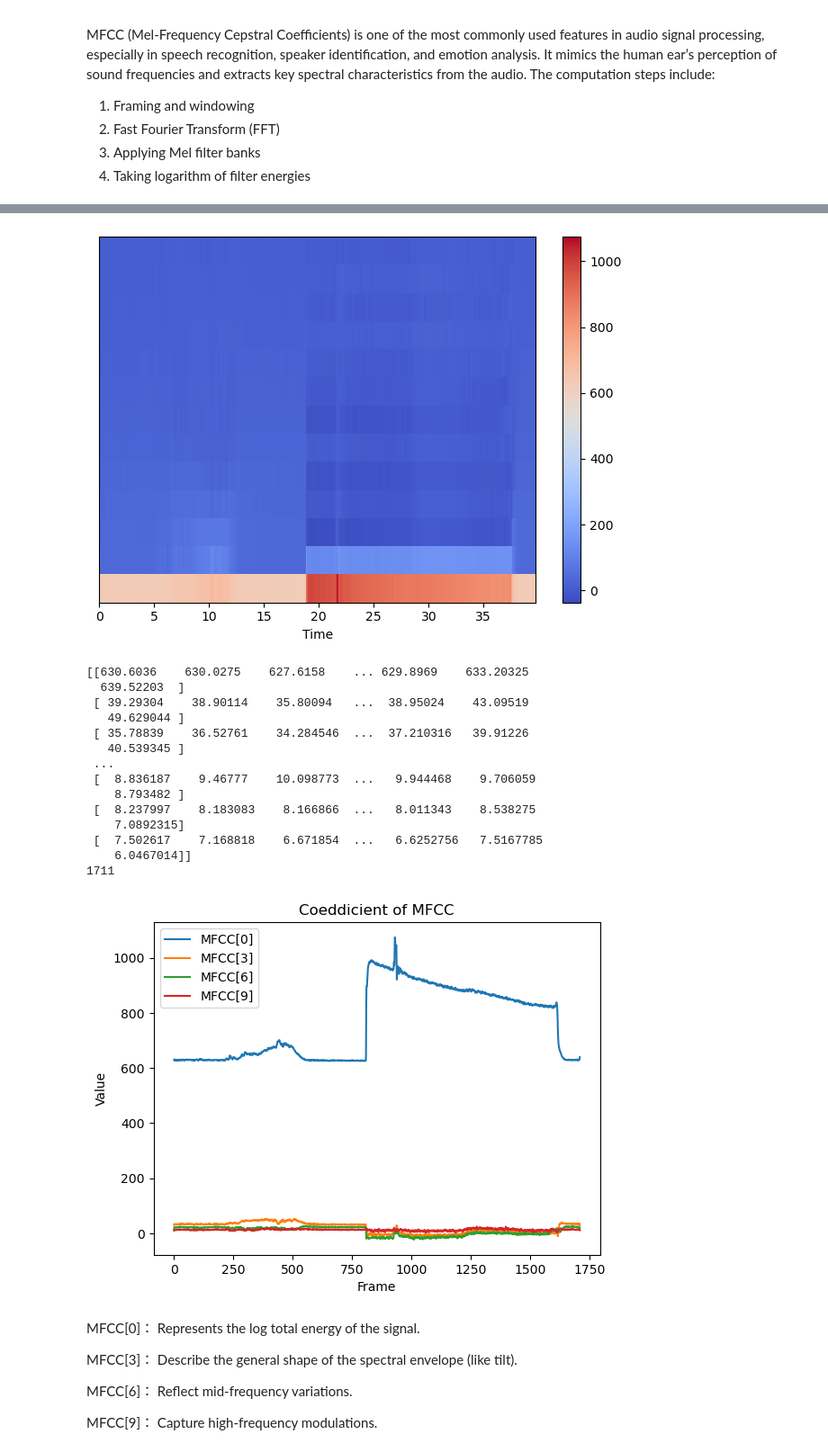
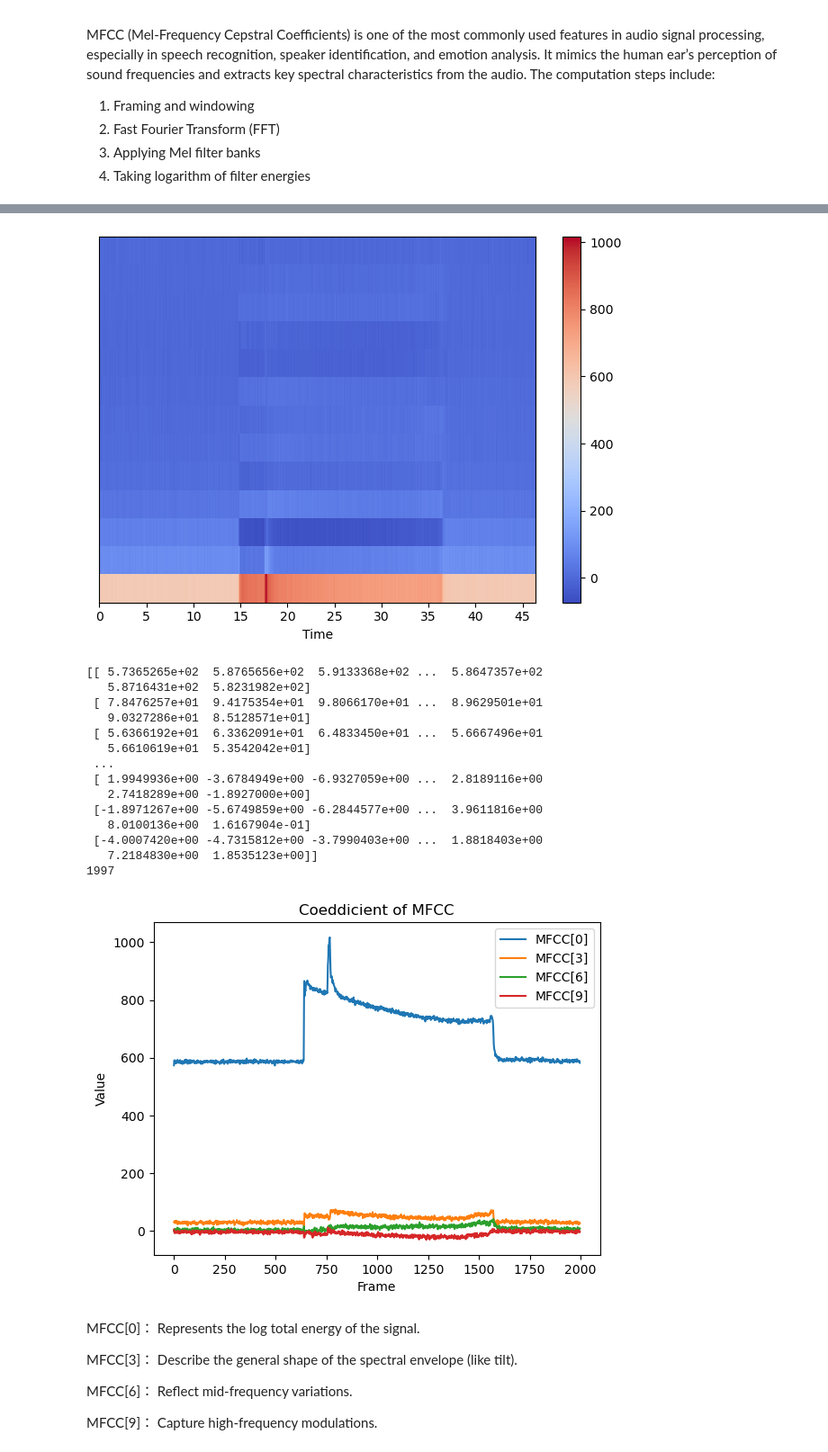
Before and after one commit to mingxin0532/Predictive-Quality-in-Additive-Manufacturing, a Jupyter notebook: PQAM.ipynb, the cells around one changed output, grey strips where cells are left out. Shown at 90% size. Saved outputs shown, nothing was run; the diff lists cells and outputs as text; code cells hidden in the pictures.

Commit message:
updat duration time

```diff
--- a/PQAM.ipynb
+++ b/PQAM.ipynb
@@ -179,7 +179,9 @@ Successfully installed audioread-3.0.1 lazy_loader-0.4 librosa-0.11.0 llvmlite-0
 # %%
 # to schieve MFCC
-# Assume a sampling rate of 1 kHz
-sr = 1000
+# Estimated sampling rate based on test data
+delta_t = df["Time"].iloc[1] - df["Time"].iloc[0]
+sr = round(1 / delta_t)
+print(f"Estimated sampling rate (sr): {sr} Hz")
 # Compute MFCC with 13 coefficients
 n_mfcc=13
 # librosa only accept numpy type data
@@ -205,19 +208,19 @@ plt.show()
-[figure, old version]
+[figure, new version]
-[[630.6036    630.0275    627.6158    ... 629.8969    633.20325
-  639.52203  ]
- [ 39.29304    38.90114    35.80094   ...  38.95024    43.09519
-   49.629044 ]
- [ 35.78839    36.52761    34.284546  ...  37.210316   39.91226
-   40.539345 ]
- ...
- [  8.836187    9.46777    10.098773  ...   9.944468    9.706059
-    8.793482 ]
- [  8.237997    8.183083    8.166866  ...   8.011343    8.538275
-    7.0892315]
- [  7.502617    7.168818    6.671854  ...   6.6252756   7.5167785
-    6.0467014]]
-1711
+[[ 5.7365265e+02  5.8765656e+02  5.9133368e+02 ...  5.8647357e+02
+   5.8716431e+02  5.8231982e+02]
+ [ 7.8476257e+01  9.4175354e+01  9.8066170e+01 ...  8.9629501e+01
+   9.0327286e+01  8.5128571e+01]
+ [ 5.6366192e+01  6.3362091e+01  6.4833450e+01 ...  5.6667496e+01
+   5.6610619e+01  5.3542042e+01]
+ ...
+ [ 1.9949936e+00 -3.6784949e+00 -6.9327059e+00 ...  2.8189116e+00
+   2.7418289e+00 -1.8927000e+00]
+ [-1.8971267e+00 -5.6749859e+00 -6.2844577e+00 ...  3.9611816e+00
+   8.0100136e+00  1.6167904e-01]
+ [-4.0007420e+00 -4.7315812e+00 -3.7990403e+00 ...  1.8818403e+00
+   7.2184830e+00  1.8535123e+00]]
+1997
-[figure, old version]
+[figure, new version]
 # %% [markdown]
 MFCC[0]：   Represents the log total energy of the signal.
 
```
Also changed, not shown: parts of 9 cells of this notebook.
